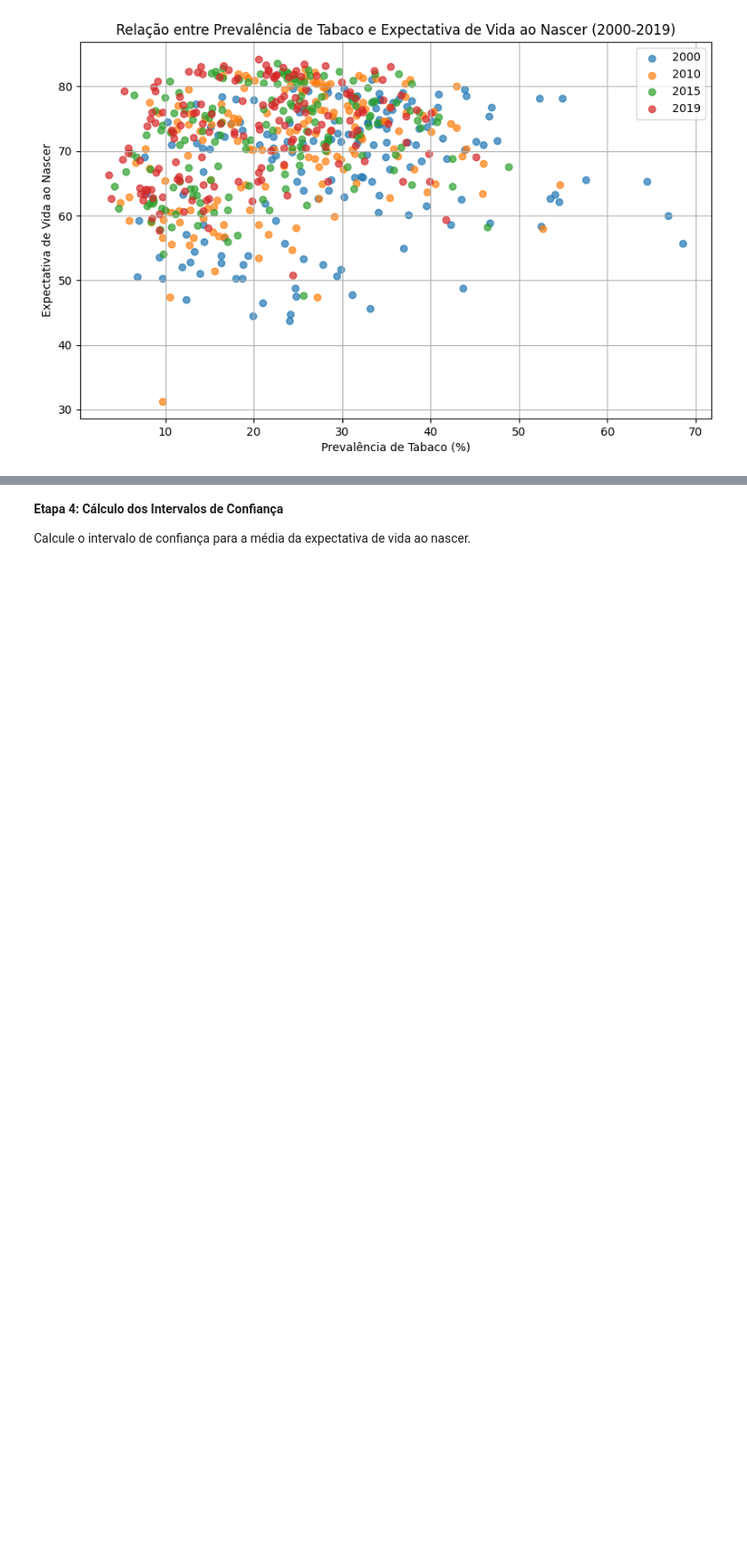
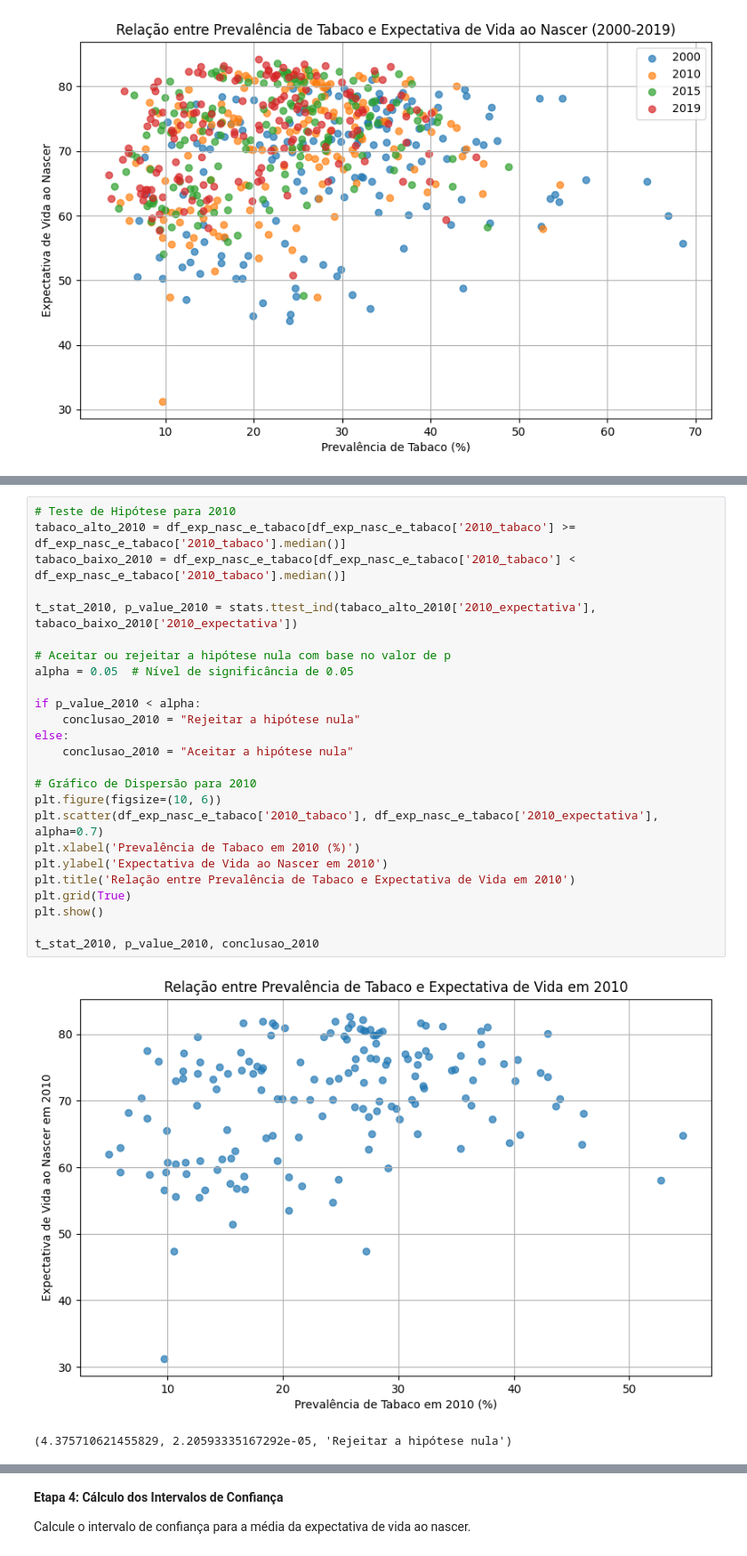
Before and after one commit to marcelomrad/Trabalho_Final_ICD, a Jupyter notebook: analise_saude.ipynb, the cells around one changed output, grey strips where cells are left out. Shown: that part at 89% size. Drawn from its saved outputs; the diff is of its cells as text; blank space fills up the shorter version.

```diff
--- a/analise_saude.ipynb
+++ b/analise_saude.ipynb
@@ -234,0 +248,28 @@ t_stat_2000, p_value_2000, t_stat_2019, p_value_2019
+# %%
+# Teste de Hipótese para 2010
+tabaco_alto_2010 = df_exp_nasc_e_tabaco[df_exp_nasc_e_tabaco['2010_tabaco'] >= df_exp_nasc_e_tabaco['2010_tabaco'].median()]
+tabaco_baixo_2010 = df_exp_nasc_e_tabaco[df_exp_nasc_e_tabaco['2010_tabaco'] < df_exp_nasc_e_tabaco['2010_tabaco'].median()]
+
+t_stat_2010, p_value_2010 = stats.ttest_ind(tabaco_alto_2010['2010_expectativa'], tabaco_baixo_2010['2010_expectativa'])
+
+# Aceitar ou rejeitar a hipótese nula com base no valor de p
+alpha = 0.05  # Nível de significância de 0.05
+
+if p_value_2010 < alpha:
+    conclusao_2010 = "Rejeitar a hipótese nula"
+else:
+    conclusao_2010 = "Aceitar a hipótese nula"
+
+# Gráfico de Dispersão para 2010
+plt.figure(figsize=(10, 6))
+plt.scatter(df_exp_nasc_e_tabaco['2010_tabaco'], df_exp_nasc_e_tabaco['2010_expectativa'], alpha=0.7)
+plt.xlabel('Prevalência de Tabaco em 2010 (%)')
+plt.ylabel('Expectativa de Vida ao Nascer em 2010')
+plt.title('Relação entre Prevalência de Tabaco e Expectativa de Vida em 2010')
+plt.grid(True)
+plt.show()
+
+t_stat_2010, p_value_2010, conclusao_2010
+# %% [output]
+[figure, added]
+(4.375710621455829, 2.20593335167292e-05, 'Rejeitar a hipótese nula')
```
Also changed, not shown: parts of 11 cells of this notebook.
